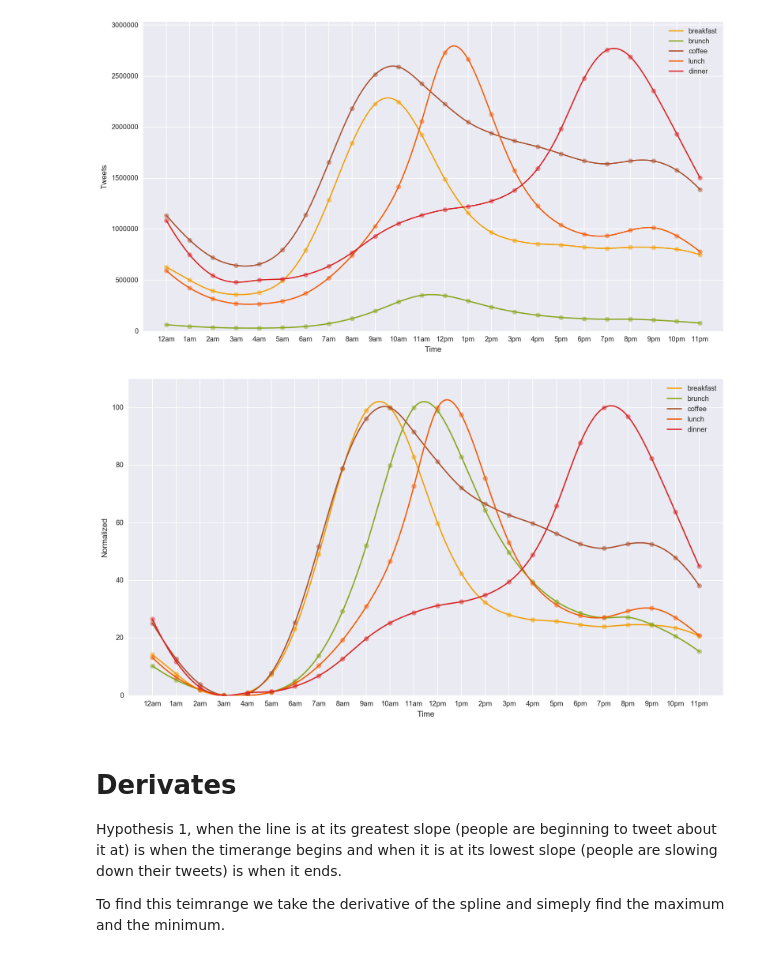
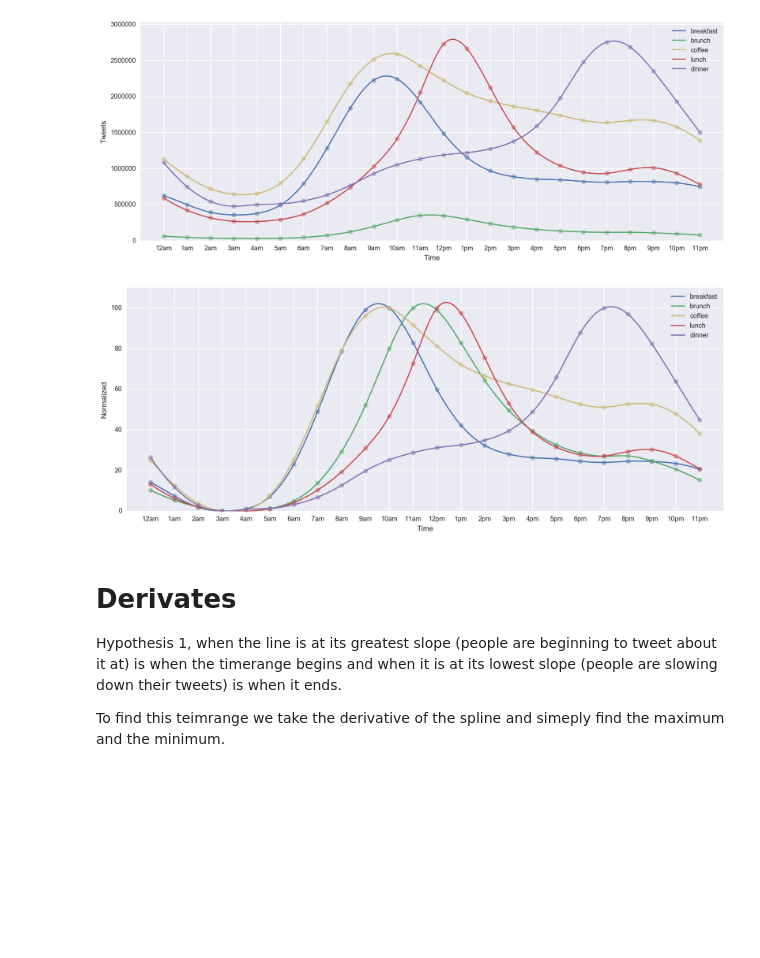
Before and after one commit to bjacobso/brunch, a Jupyter notebook: Brunch Analysis.ipynb, the cells around one changed output. Cells and saved outputs as stored; diff of their text form; code cells hidden in the pictures; blank space fills up the shorter version.

```diff
--- a/Brunch Analysis.ipynb
+++ b/Brunch Analysis.ipynb
@@ -19,13 +20,22 @@ labels = [
   '12am', '1am', '2am', '3am', '4am', '5am', '6am', '7am', '8am', '9am', '10am', '11am',
   '12pm', '1pm', '2pm', '3pm', '4pm', '5pm', '6pm', '7pm', '8pm', '9pm', '10pm', '11pm',
 ]
+current_palette = sns.color_palette()
 colors = {
-    'breakfast': '#F29F05',
-    'brunch': '#87A61C',
-    'coffee': '#AA502D',
-    'lunch': '#F25C05',
-    'dinner': '#D92526'
+    'breakfast': current_palette[0],
+    'brunch': current_palette[1],
+    'lunch': current_palette[2],
+    'dinner': current_palette[3],
+    'coffee': current_palette[4],
 }
+
+# convert 4.5 => 4:30am
+def htime(hour):
+    ampm = ('am' if (int(hour) < 12) else 'pm')
+    h = math.floor(hour) % 12
+    if h == 0:
+        h = 12
+    return "%d:%02d%s" % (h, int(hour % 1 * 60), ampm)
 # %%
 # create the data frame from csv
 df = pd.read_csv('tweets_local_hours.csv', header=None, names=columns)
@@ -46,25 +56,25 @@ dfp_norm = df.pivot(index='time', columns='term', values='normalized')
 # %%
 xnew = np.linspace(0, 23, num=500, endpoint=True)
 
-fig=plt.figure(figsize=(15, 8), dpi= 80, facecolor='w', edgecolor='k')
+fig=plt.figure(figsize=(16, 6), dpi= 80, facecolor='w', edgecolor='k')
 
 for term in terms:
     spline = UnivariateSpline(times, dfp_time[term], s=0)
     plt.plot(times, dfp_time[term], 'o', color=colors[term], alpha=0.50, label='_nolegend_')
     plt.plot(xnew, spline(xnew), '-', color=colors[term], label=term)
 
 plt.ylabel('Tweets')
 plt.xlabel('Time')
 plt.xlim([-1,24])
 plt.ylim([0,df['count'].max() * 1.1])
 plt.xticks(times, labels)
 plt.legend()
 plt.show()
 # %% [output]
-[figure, old version]
+[figure, new version]
 # %%
 xnew = np.linspace(0, 23, num=500, endpoint=True)
-fig=plt.figure(figsize=(15, 8), dpi=80, facecolor='w', edgecolor='k')
+fig=plt.figure(figsize=(16, 6), dpi=80, facecolor='w', edgecolor='k')
 
 for term in terms:
     spline = UnivariateSpline(times, dfp_norm[term], s=0)
@@ -79,7 +89,7 @@ plt.xticks(times, labels)
 plt.legend()
 plt.show()
 # %% [output]
-[figure, old version]
+[figure, new version]
 # %% [markdown]
 # Derivates
 
```
Also changed, not shown: parts of 4 cells of this notebook.
